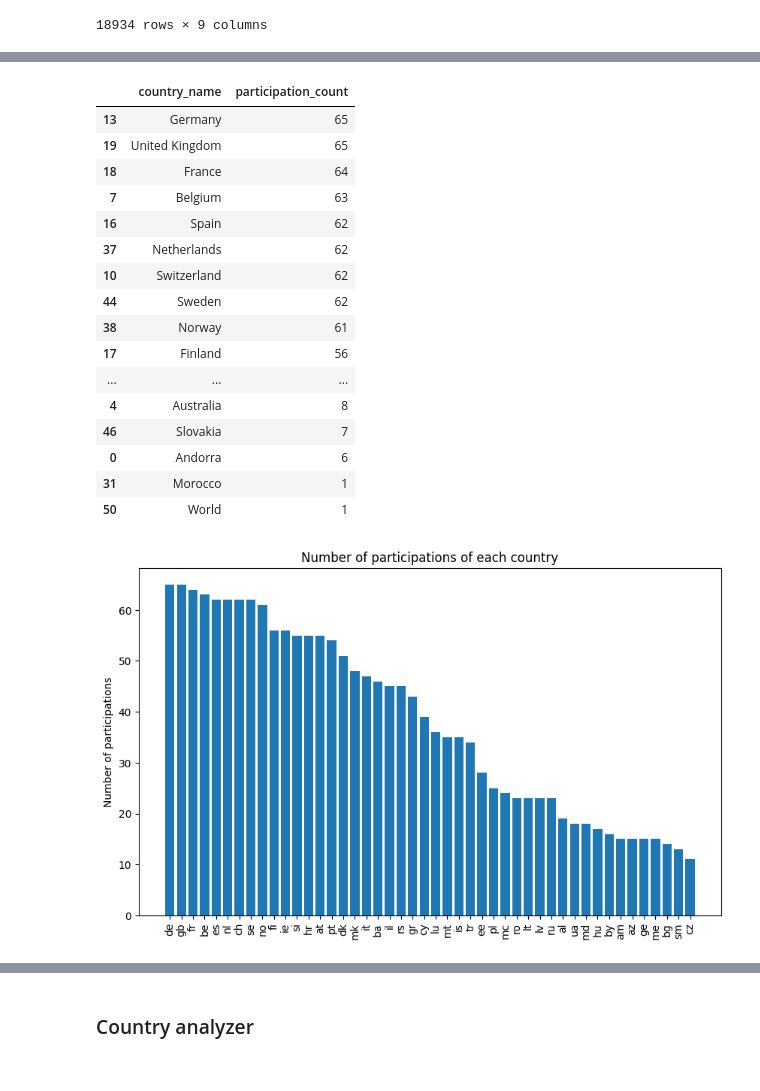
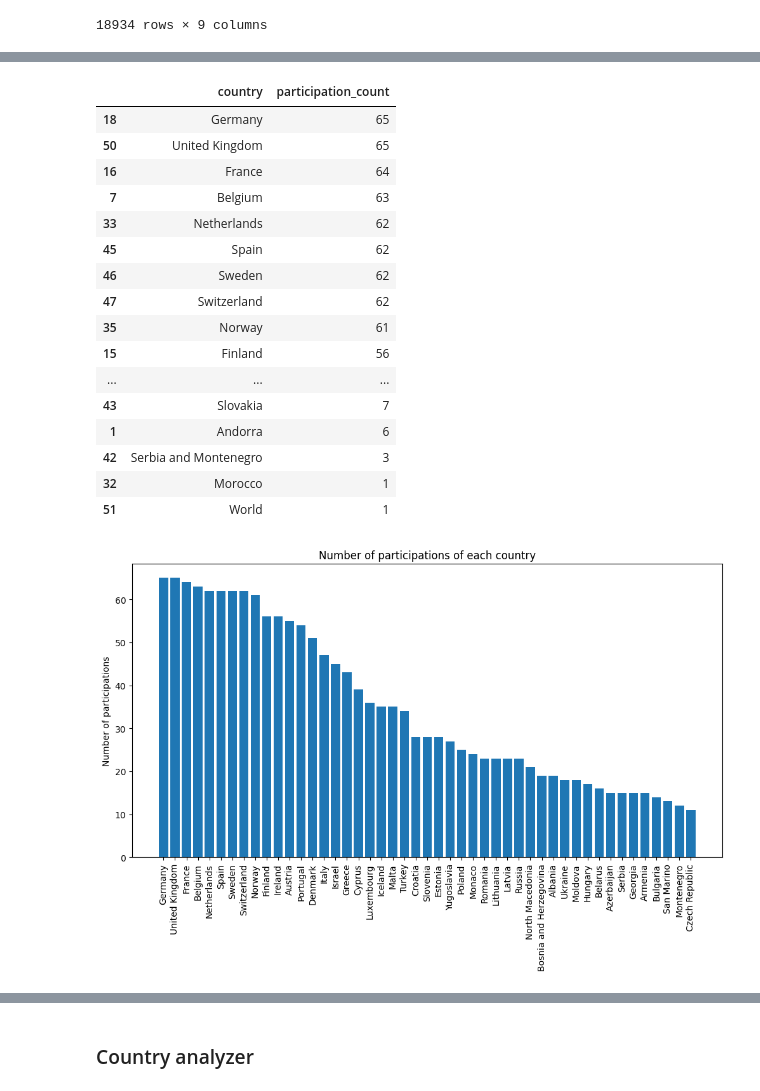
Before and after one commit to Mate1Coll/Eurovision_Contest_Analysis, a Jupyter notebook: Notebook.ipynb, the cells around one changed output, grey strips where cells are left out. Saved outputs shown, nothing was run; the diff lists cells and outputs as text; code cells hidden in the pictures.

```diff
--- a/Notebook.ipynb
+++ b/Notebook.ipynb
@@ -137,3 +144,6 @@ country_id_to_name = {
     'wld': 'World',  # Possible placeholder for aggregated data
     'yu': 'Yugoslavia'  # Historical ID
 }
+# %%
+df_final_round['from_country'] = df_final_round['from_country'].map(country_id_to_name)
+df_final_round['to_country'] = df_final_round['to_country'].map(country_id_to_name)
@@ -142,58 +168,58 @@ country_id_to_name = {
 
 # Combine all country IDs into a single column with the corresponding year
 participations = pd.concat([
-    df_final_round[['year', 'from_country_id']].rename(columns={'from_country_id': 'country_id'}),
-    df_final_round[['year', 'to_country_id']].rename(columns={'to_country_id': 'country_id'})
+    df_final_round[['year', 'from_country']].rename(columns={'from_country': 'country'}),
+    df_final_round[['year', 'to_country']].rename(columns={'to_country': 'country'})
 ])
 
 # Explode the lists into individual rows
-participations = participations.explode('country_id')
+participations = participations.explode('country')
 
 # Drop duplicates to ensure each country-year combination is only counted once
 participations = participations.drop_duplicates()
 
 # Count the number of unique years each country participated
-participation_counts = participations.groupby('country_id')['year'].nunique()
+participation_counts = participations.groupby('country')['year'].nunique()
 
 # Convert the result to a DataFrame (optional)
 participation_counts = participation_counts.reset_index()
-participation_counts.columns = ['country_id', 'participation_count']
+participation_counts.columns = ['country', 'participation_count']
 
 # Change the country IDs to their full names
-participation_counts['country_name'] = participation_counts['country_id'].map(country_id_to_name)
+# participation_counts['country_name'] = participation_counts['country_id'].map(country_id_to_name)
 
 # Represent in a table the number of participations of each country with their complete name
 participation_counts = participation_counts.sort_values('participation_count', ascending=False)
-participation_counts[['country_name', 'participation_count']]
+participation_counts[['country', 'participation_count']]
 # %% [output]
-|  | country_name | participation_count |
-| 13 | Germany | 65 |
-| 19 | United Kingdom | 65 |
-| 18 | France | 64 |
+|  | country | participation_count |
+| 18 | Germany | 65 |
+| 50 | United Kingdom | 65 |
+| 16 | France | 64 |
 | 7 | Belgium | 63 |
-| 16 | Spain | 62 |
-| 37 | Netherlands | 62 |
-| 10 | Switzerland | 62 |
-| 44 | Sweden | 62 |
-| 38 | Norway | 61 |
-| 17 | Finland | 56 |
+| 33 | Netherlands | 62 |
+| 45 | Spain | 62 |
+| 46 | Sweden | 62 |
+| 47 | Switzerland | 62 |
+| 35 | Norway | 61 |
+| 15 | Finland | 56 |
 | ... | ... | ... |
-| 4 | Australia | 8 |
-| 46 | Slovakia | 7 |
-| 0 | Andorra | 6 |
-| 31 | Morocco | 1 |
-| 50 | World | 1 |
+| 43 | Slovakia | 7 |
+| 1 | Andorra | 6 |
+| 42 | Serbia and Montenegro | 3 |
+| 32 | Morocco | 1 |
+| 51 | World | 1 |
 # %%
 # Delete the countries with less than 10 participations
 participation_counts = participation_counts[participation_counts['participation_count'] >= 10]
 
-plt.figure(figsize=(10, 6))
-plt.bar(participation_counts['country_id'], participation_counts['participation_count'])
+plt.figure(figsize=(12, 6))
+plt.bar(participation_counts['country'], participation_counts['participation_count'])
 plt.xticks(rotation=90)
 plt.ylabel('Number of participations')
 plt.title('Number of participations of each country')
 plt.show()
 # %% [output]
-[figure, old version]
+[figure, new version]
 # %%
 # Update teh dataframe
```
Also changed, not shown: parts of 13 cells of this notebook.
